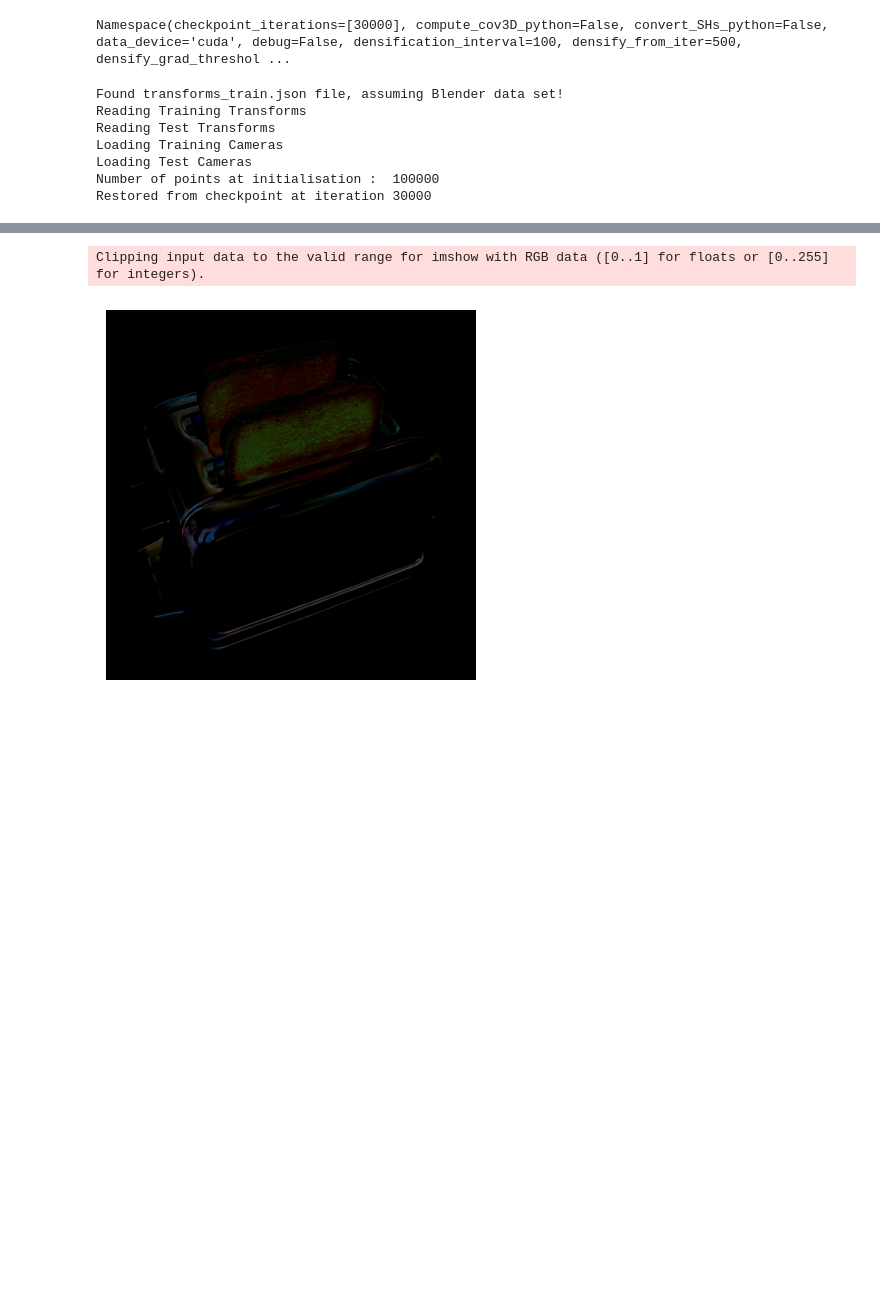
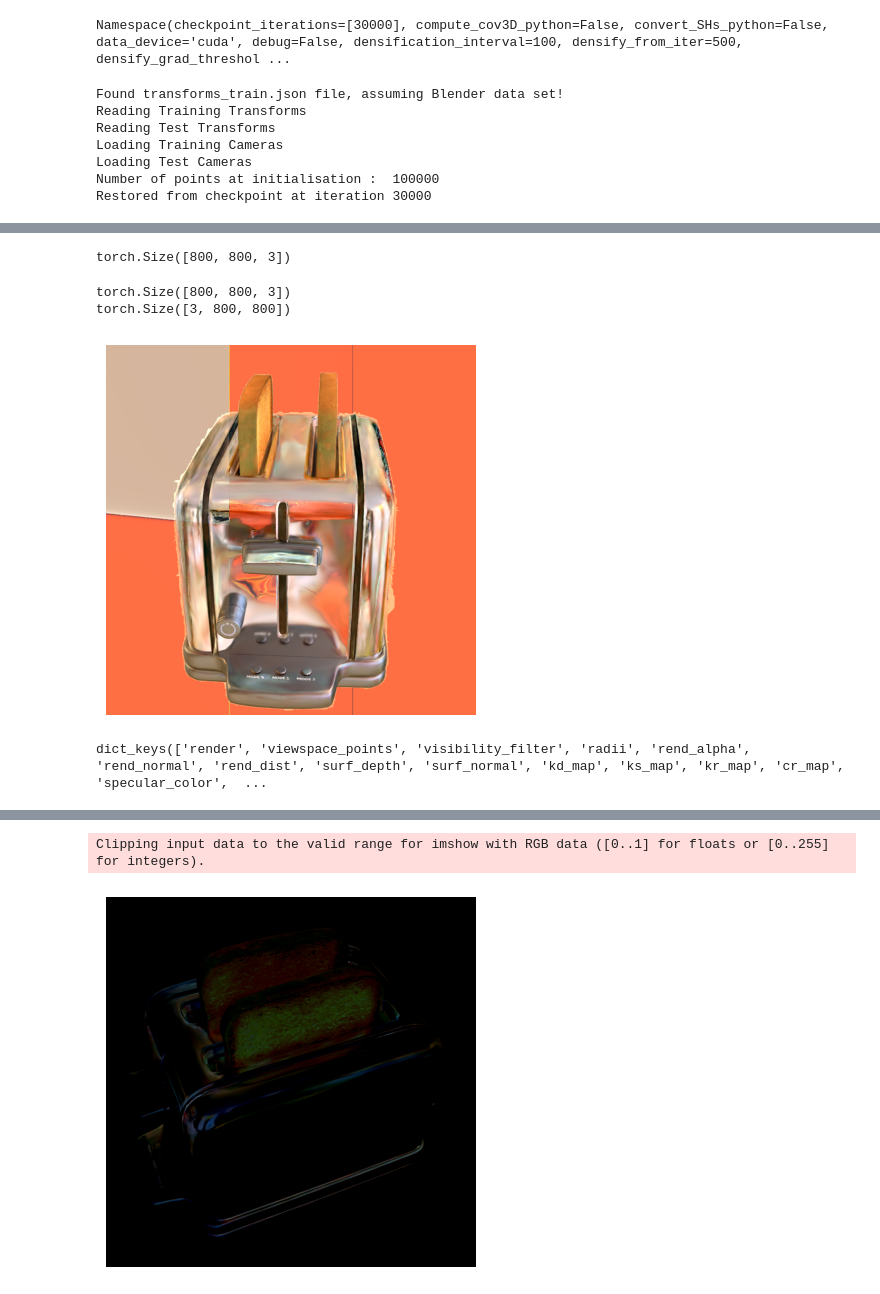
Before and after one commit to yupengchengg147/2dgsPBR, a Jupyter notebook: all_test.ipynb, the cells around one changed output, grey strips where cells are left out. Cells and saved outputs as stored; diff of their text form; code cells hidden in the pictures; blank space fills up the shorter version.

Commit message:
deffered shading with gauShader para

```diff
--- a/all_test.ipynb
+++ b/all_test.ipynb
@@ -104,3 +104,5 @@ Restored from checkpoint at iteration 30000
 # %%
 viewpoint_stack = scene.getTrainCameras().copy()
 viewpoint_cam = viewpoint_stack.pop(randint(0, len(viewpoint_stack)-1))
+brdf_lut = get_brdf_lut().cuda()
+cubemap.build_mips()
@@ -106,0 +117,18 @@ viewpoint_cam = viewpoint_stack.pop(randint(0, len(viewpoint_stack)-1))
+# %%
+import torch.nn.functional as F
+canonical_rays = scene.get_canonical_rays()
+canonical_rays.shape, canonical_rays
+H, W = viewpoint_cam.image_height, viewpoint_cam.image_width
+c2w = torch.inverse(viewpoint_cam.world_view_transform.T)  # [4, 4]
+view_dirs = -(
+    (
+        F.normalize(canonical_rays[:, None, :], p=2, dim=-1)
+        * c2w[None, :3, :3]
+    )  # [HW, 3, 3]
+    .sum(dim=-1)
+    .reshape(H, W, 3)
+)
+# canonical_rays是由相机中心指向外部的，所以取负号是wo的方向
+view_dirs.shape
+# %% [output]
+torch.Size([800, 800, 3])
@@ -106,0 +140,21 @@ viewpoint_cam = viewpoint_stack.pop(randint(0, len(viewpoint_stack)-1))
+# %%
+rets = pbr_render_deffered(
+    viewpoint_camera=viewpoint_cam,
+            pc=gaussians,
+            light=cubemap,
+            pipe=pipe,
+            bg_color=background,
+            view_dirs = view_dirs,
+            brdf_lut=brdf_lut,
+            speed=False)
+# %% [output]
+torch.Size([800, 800, 3])
+torch.Size([3, 800, 800])
+# %%
+show_rgb_image(rets['render'])
+# %% [output]
+[figure, added]
+# %%
+rets.keys()
+# %% [output]
+dict_keys(['render', 'viewspace_points', 'visibility_filter', 'radii', 'rend_alpha', 'rend_normal', 'rend_dist', 'surf_depth', 'surf_normal', 'kd_map', 'ks_map', 'kr_map', 'cr_map', 'specular_color',  ...
```
Also changed, not shown: parts of 27 cells of this notebook, 4 other files.
